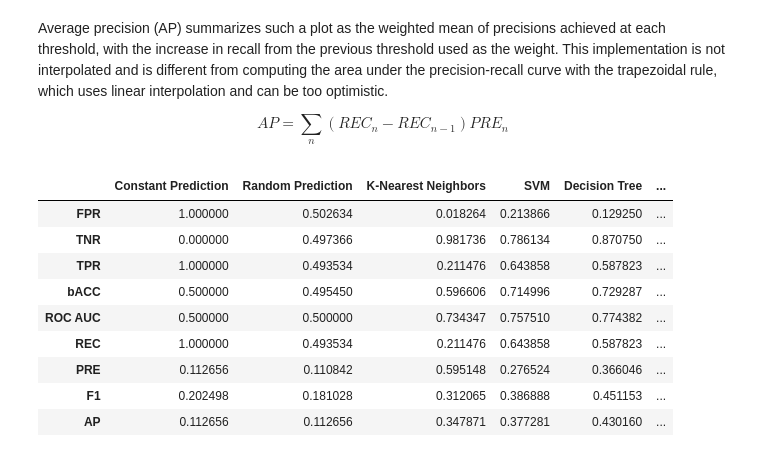
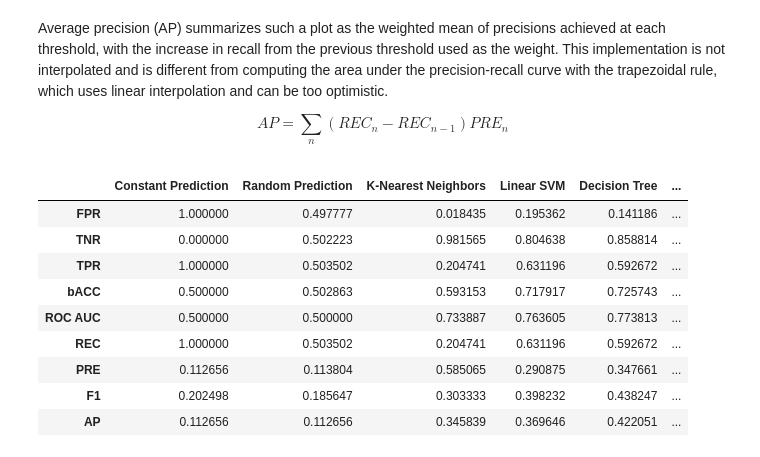
Before and after one commit to iewaij/data-analytics-bank-marketing, a Jupyter notebook: code/3_evaluation.ipynb, the cells around one changed output. Saved outputs shown, nothing was run; the diff lists cells and outputs as text; code cells hidden in the pictures.

```diff
--- a/code/3_evaluation.ipynb
+++ b/code/3_evaluation.ipynb
@@ -33,7 +33,7 @@ X_train = X_train_freq
 names = ["Constant Prediction",
          "Random Prediction",
          "K-Nearest Neighbors",
-         "SVM",
+         "Linear SVM",
          "Decision Tree",
          "Logistic Regression"]
 
@@ -48,7 +48,7 @@ n = len(names)
 # %%
 y_pred = {}
 for name, clf in zip(names, clfs):
-    y_pred[name] = cross_val_predict(clf, X_train, y_train, cv=10, n_jobs=-1)
+    y_pred[name] = cross_val_predict(clf, X_train, y_train, cv=5, n_jobs=-1)
 # %%
 y_score = {}
 
@@ -63,7 +63,7 @@ for name, clf in zip(names, clfs):
     y_score[name] = cross_val_predict(clf,
                                       X_train_freq,
                                       y_train,
-                                      cv=10,
+                                      cv=5,
                                       n_jobs=-1,
                                       method=response_method)
 
@@ -73,7 +73,7 @@ for name, clf in zip(names, clfs):
         # therefore the threshold of decision function for logistic regression is 0.
         # https://stats.stackexchange.com/questions/329857/what-is-the-difference-between-decision-function-predict-proba-and-predict-fun
         y_threshold[name] = 0
-    elif name == "SVM":
+    elif name == "Linear SVM":
         y_threshold[name] = 0
     else:
         y_score[name] = y_score[name][:, 1]
@@ -287,30 +287,30 @@ $$
 AP = \sum_{n} (REC_n - REC_{n-1})PRE_n
 $$
 # %%
-matric_names = ["FPR", "TNR", "TPR", "bACC", "ROC AUC", "REC", "PRE", "F1", "AP"]
+matric_names = ["FPR", "TNR", "TPR", "bACC", "ROC", "REC", "PRE", "F1", "AP"]
 matric_df = pd.DataFrame(index=matric_names, columns=names)
 
 for name, clf in zip(names, clfs):
     matrics = [1-recall_score(y_train, y_pred[name], pos_label=0),
                recall_score(y_train, y_pred[name], pos_label=0),
                recall_score(y_train, y_pred[name]),
                balanced_accuracy_score(y_train, y_pred[name]),
                roc_auc_score(y_train, y_score[name]),
                recall_score(y_train, y_pred[name]),
                precision_score(y_train, y_pred[name]),
                f1_score(y_train, y_pred[name]),
                average_precision_score(y_train, y_score[name])]
     matric_df[name] = matrics
 
 matric_df
 # %% [output]
-|  | Constant Prediction | Random Prediction | K-Nearest Neighbors | SVM | Decision Tree | ... |
-| FPR | 1.000000 | 0.502634 | 0.018264 | 0.213866 | 0.129250 | ... |
-| TNR | 0.000000 | 0.497366 | 0.981736 | 0.786134 | 0.870750 | ... |
-| TPR | 1.000000 | 0.493534 | 0.211476 | 0.643858 | 0.587823 | ... |
-| bACC | 0.500000 | 0.495450 | 0.596606 | 0.714996 | 0.729287 | ... |
-| ROC AUC | 0.500000 | 0.500000 | 0.734347 | 0.757510 | 0.774382 | ... |
-| REC | 1.000000 | 0.493534 | 0.211476 | 0.643858 | 0.587823 | ... |
-| PRE | 0.112656 | 0.110842 | 0.595148 | 0.276524 | 0.366046 | ... |
-| F1 | 0.202498 | 0.181028 | 0.312065 | 0.386888 | 0.451153 | ... |
-| AP | 0.112656 | 0.112656 | 0.347871 | 0.377281 | 0.430160 | ... |
+|  | Constant Prediction | Random Prediction | K-Nearest Neighbors | Linear SVM | Decision Tree | ... |
+| FPR | 1.000000 | 0.497777 | 0.018435 | 0.195362 | 0.141186 | ... |
+| TNR | 0.000000 | 0.502223 | 0.981565 | 0.804638 | 0.858814 | ... |
+| TPR | 1.000000 | 0.503502 | 0.204741 | 0.631196 | 0.592672 | ... |
+| bACC | 0.500000 | 0.502863 | 0.593153 | 0.717917 | 0.725743 | ... |
+| ROC AUC | 0.500000 | 0.500000 | 0.733887 | 0.763605 | 0.773813 | ... |
+| REC | 1.000000 | 0.503502 | 0.204741 | 0.631196 | 0.592672 | ... |
+| PRE | 0.112656 | 0.113804 | 0.585065 | 0.290875 | 0.347661 | ... |
+| F1 | 0.202498 | 0.185647 | 0.303333 | 0.398232 | 0.438247 | ... |
+| AP | 0.112656 | 0.112656 | 0.345839 | 0.369646 | 0.422051 | ... |
```
Also changed, not shown: parts of 1 cell of this notebook, 1 other file.
